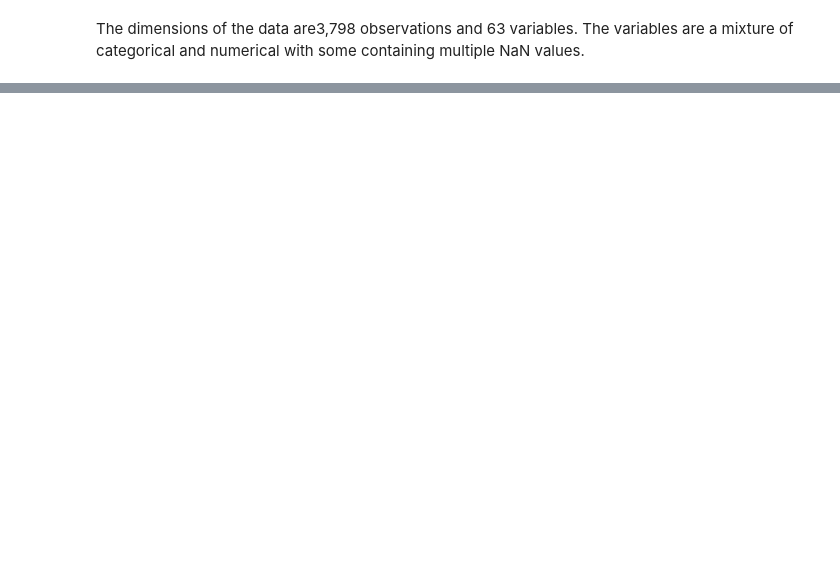
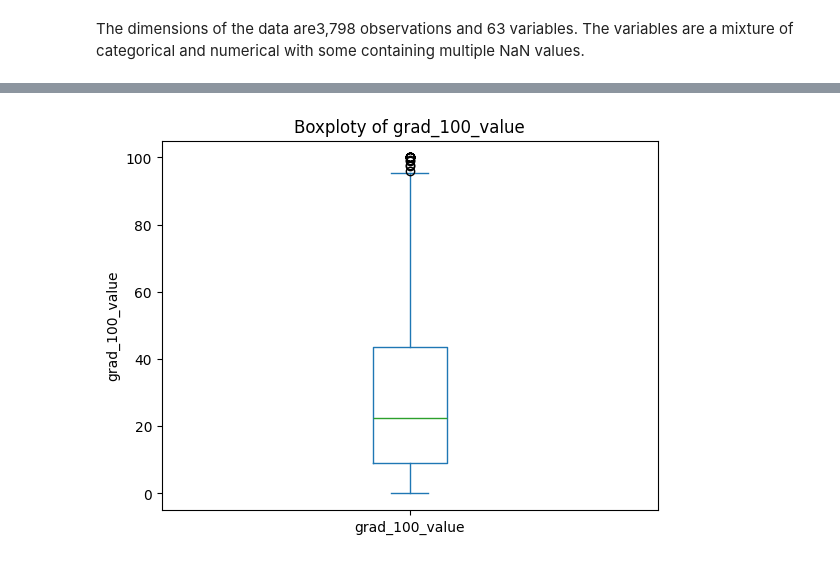
Before and after one commit to eaa3ug/visualization_assignment, a Jupyter notebook: assignment.ipynb, the cells around one changed output, grey strips where cells are left out. Cells and saved outputs as stored; diff of their text form; code cells hidden in the pictures; blank space fills up the shorter version.

```diff
--- a/assignment.ipynb
+++ b/assignment.ipynb
@@ -92,0 +129,7 @@ The dimensions of the data are3,798 observations and 63 variables. The variables
+# %%
+df_narrow[var].plot.box()
+plt.title('Boxploty of grad_100_value')
+plt.ylabel('grad_100_value')
+plt.show()
+# %% [output]
+[figure, added]
```
Also changed, not shown: parts of 6 cells of this notebook.
